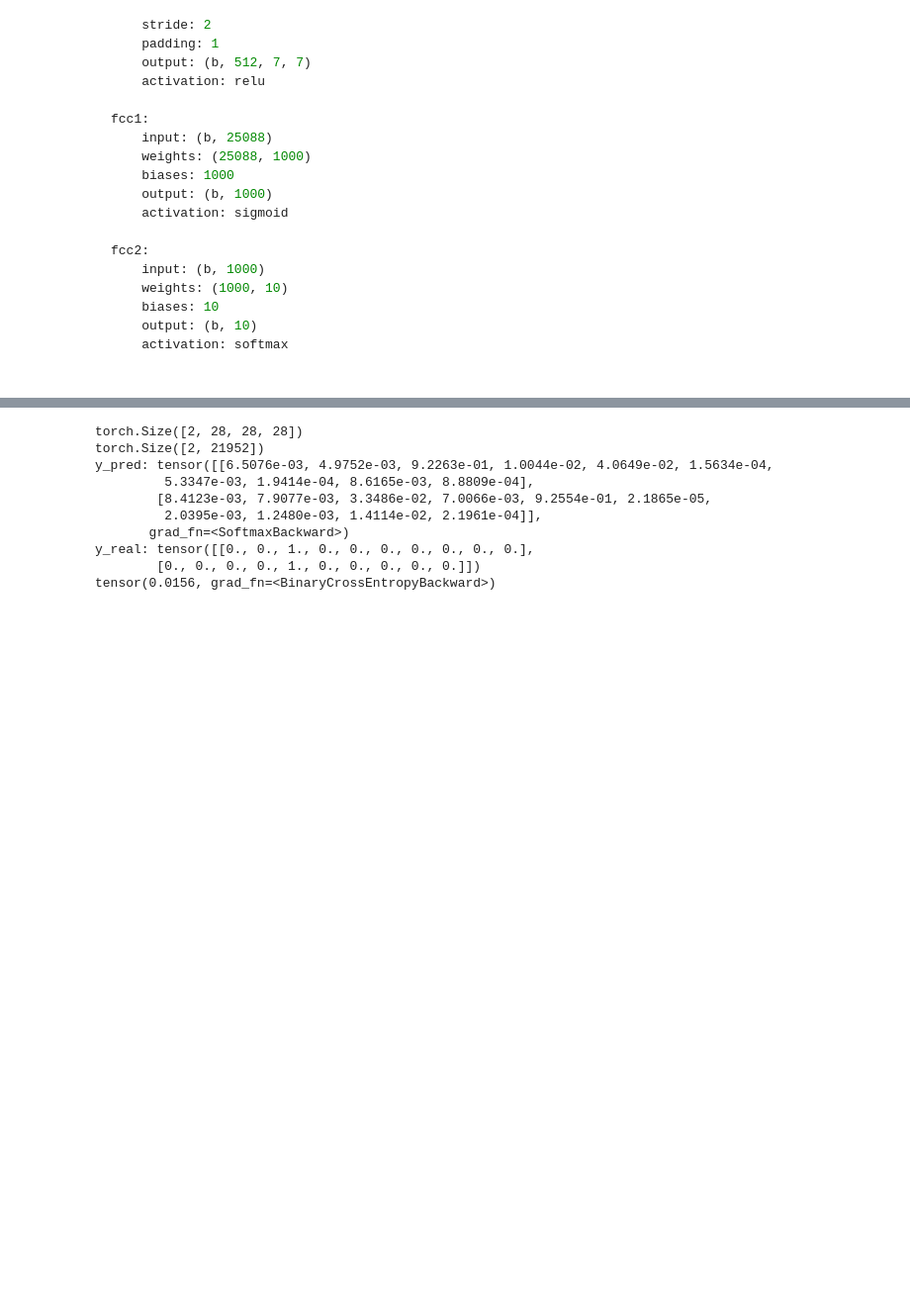
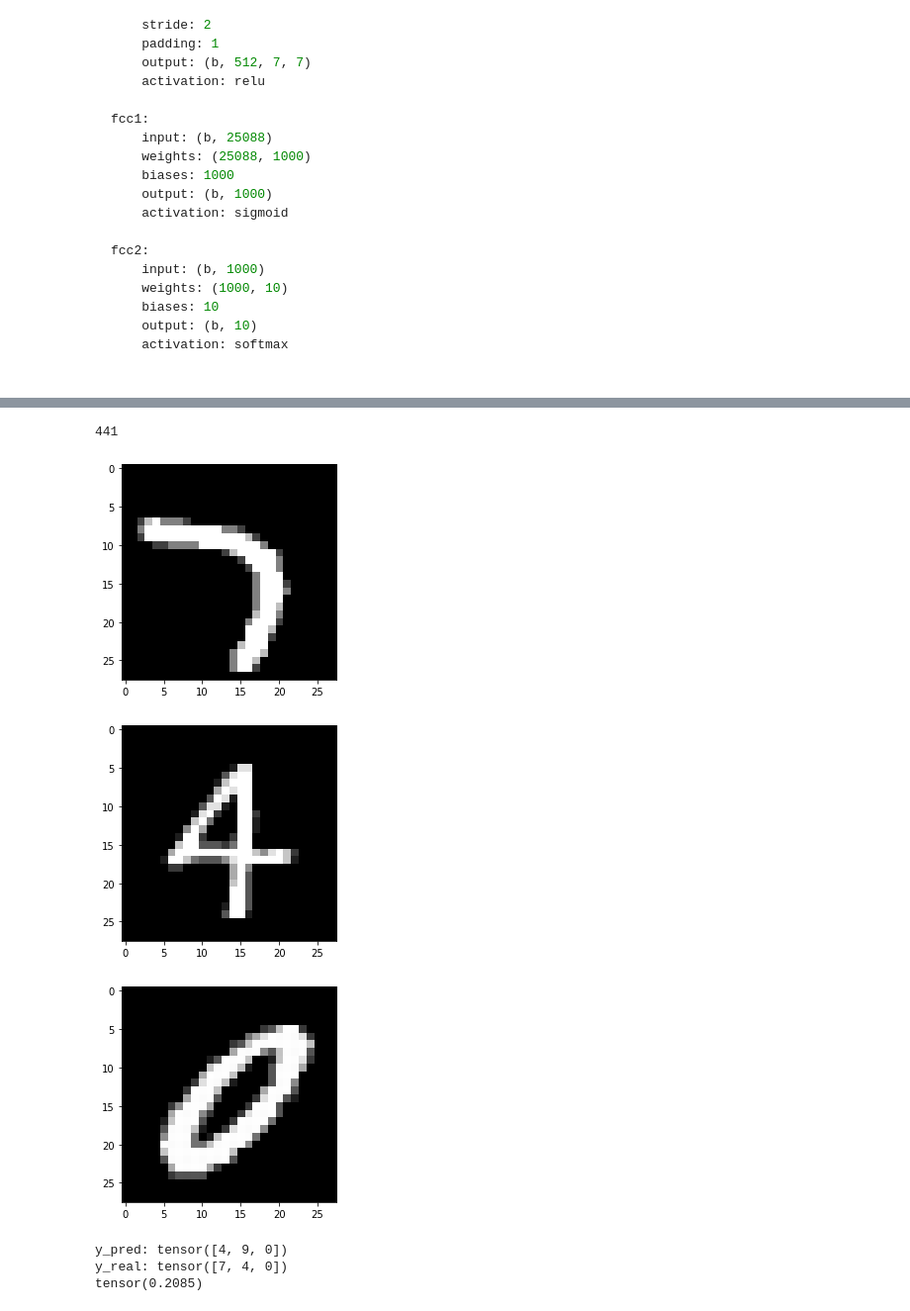
Before and after one commit to Akhilez/ml_gallery, a Jupyter notebook: ml_py/MLGallery/selective_generator/TorchCNN.ipynb, the cells around one changed output, grey strips where cells are left out. Shown at 99% size. Cells and saved outputs as stored; diff of their text form; code cells hidden in the pictures; blank space fills up the shorter version.

```diff
--- a/ml_py/MLGallery/selective_generator/TorchCNN.ipynb
+++ b/ml_py/MLGallery/selective_generator/TorchCNN.ipynb
@@ -196,16 +215,14 @@ class Classifier (torch.nn.Module):
 
     def forward(self, x):
         h1 = torch.relu(self.conv1(x))
-        print(h1.shape)
         h1 = h1.reshape(h1.shape[0], -1)  # flatten
-        print(h1.shape)
         h2 = torch.sigmoid(self.fc1(h1))
         h3 = torch.nn.functional.softmax(self.fc2(h2))
         return h3
 
     def optimize(self):
-        self.conv1.optimize(0.1)
-        self.fc1.optimize(0.1)
-        self.fc2.optimize(0.1)
+        self.conv1.optimize(0.5)
+        self.fc1.optimize(0.5)
+        self.fc2.optimize(0.5)
 # %%
 model = Classifier()
@@ -212,27 +274,32 @@ model = Classifier()
 # %%
-index = 133
-batch_size = 2
+with torch.no_grad():
 
-x_sample = x_test[index:index+batch_size]
-y_sample = y_test[index:index+batch_size]
+    index = int(random() * 500)
+    print(index)
+    batch_size = 3
 
-y_pred = model(x_sample)
-print(f'y_pred: {y_pred}\ny_real: {y_sample}')
+    x_sample = x_test[index:index+batch_size]
+    y_sample = y_test[index:index+batch_size]
 
-loss = torch.nn.functional.binary_cross_entropy(y_pred, y_sample)
-loss.backward()
+    y_pred = model(x_sample)
 
-print(loss)
+    for img in range(batch_size):
+        plot_image(x_sample[img].numpy())
+        plt.show()
 
-model.optimize()
+    value, y_pred_int = y_pred.max(1)
+    value, y_real_int = y_sample.max(1)
+
+    print(f'y_pred: {y_pred_int}\ny_real: {y_real_int}')
+
+    loss = torch.nn.functional.binary_cross_entropy(y_pred, y_sample)
+
+    print(loss)
 # %% [output]
-torch.Size([2, 28, 28, 28])
-torch.Size([2, 21952])
-y_pred: tensor([[6.5076e-03, 4.9752e-03, 9.2263e-01, 1.0044e-02, 4.0649e-02, 1.5634e-04,
-         5.3347e-03, 1.9414e-04, 8.6165e-03, 8.8809e-04],
-        [8.4123e-03, 7.9077e-03, 3.3486e-02, 7.0066e-03, 9.2554e-01, 2.1865e-05,
-         2.0395e-03, 1.2480e-03, 1.4114e-02, 2.1961e-04]],
-       grad_fn=<SoftmaxBackward>)
-y_real: tensor([[0., 0., 1., 0., 0., 0., 0., 0., 0., 0.],
-        [0., 0., 0., 0., 1., 0., 0., 0., 0., 0.]])
-tensor(0.0156, grad_fn=<BinaryCrossEntropyBackward>)
+441
+[figure, added]
+[figure, added]
+[figure, added]
+y_pred: tensor([4, 9, 0])
+y_real: tensor([7, 4, 0])
+tensor(0.2085)
```
Also changed, not shown: parts of 4 cells of this notebook.
